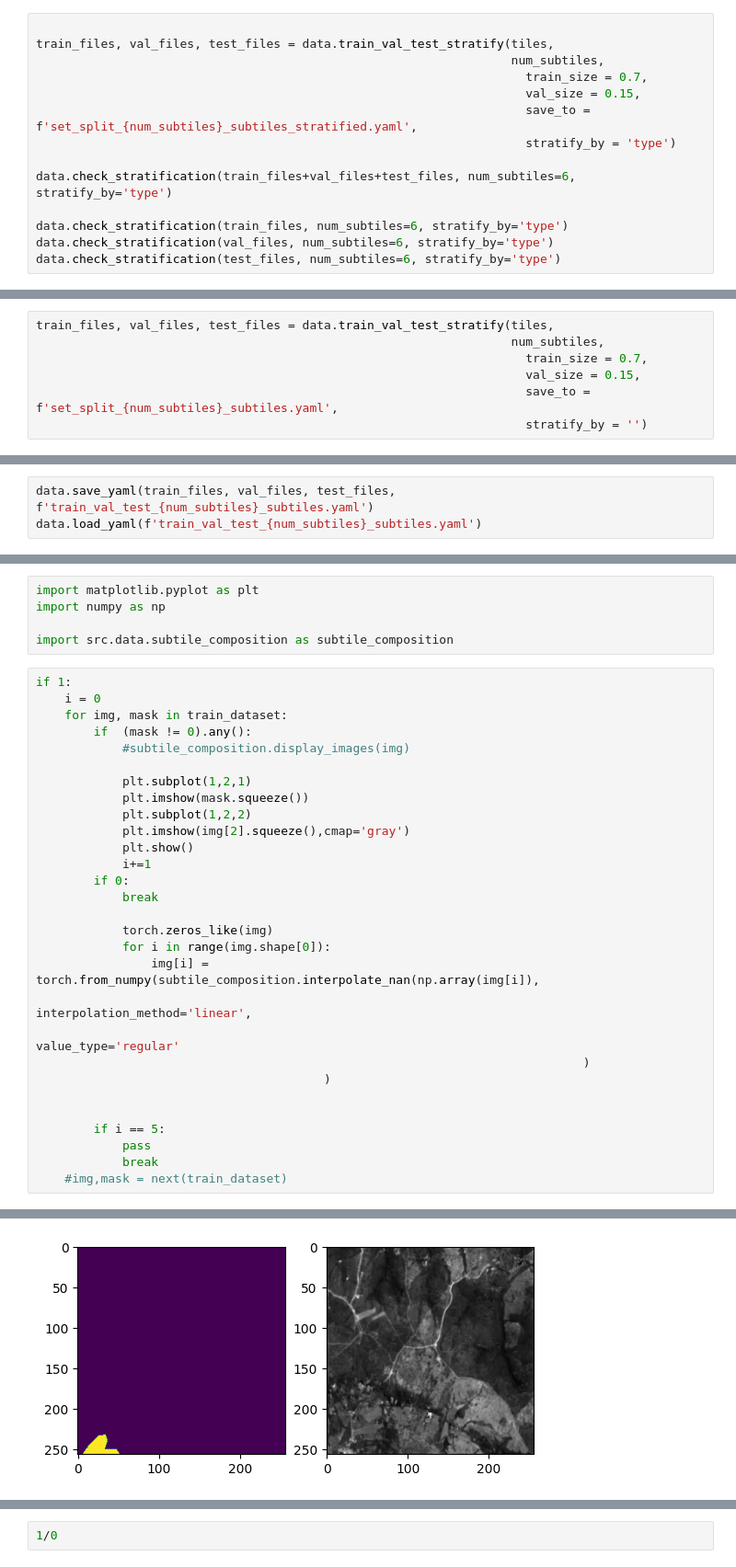
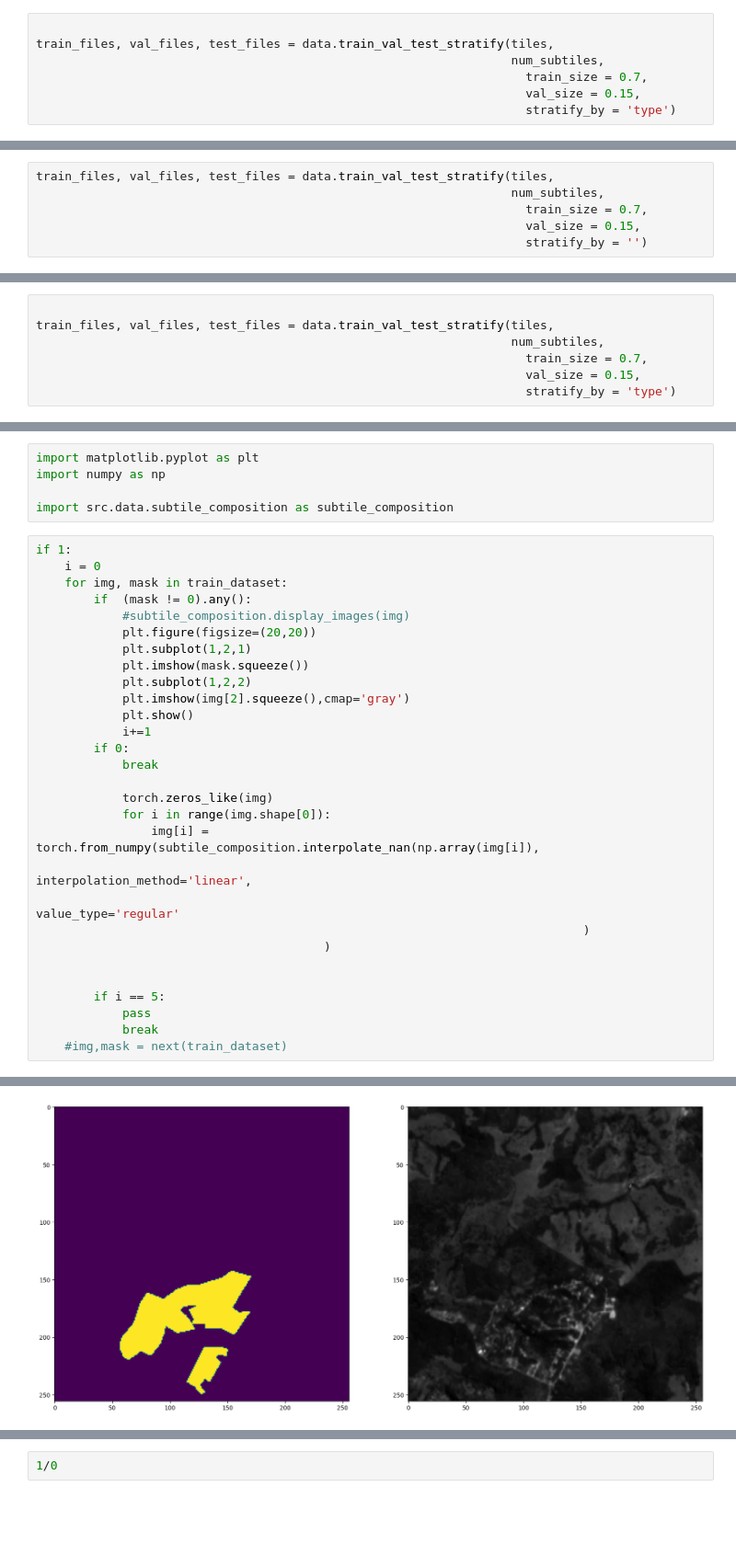
Before and after one commit to JonathanAlis/UrbanizedAreasSegmentation, a Jupyter notebook: notebooks/test_dataloader.ipynb, the cells around one changed output, grey strips where cells are left out. Shown at 92% size. Drawn from its saved outputs; the diff is of its cells as text; blank space fills up the shorter version.

Commit message:
updated the train val test set splitting

```diff
--- a/notebooks/test_dataloader.ipynb
+++ b/notebooks/test_dataloader.ipynb
@@ -23,12 +32,5 @@ train_files, val_files, test_files = data.train_val_test_stratify(tiles,
                                                                   num_subtiles,
                                                                     train_size = 0.7,
                                                                     val_size = 0.15,
-                                                                    save_to = f'set_split_{num_subtiles}_subtiles_stratified.yaml',
                                                                     stratify_by = 'type')
-
-data.check_stratification(train_files+val_files+test_files, num_subtiles=6, stratify_by='type')
-
-data.check_stratification(train_files, num_subtiles=6, stratify_by='type')
-data.check_stratification(val_files, num_subtiles=6, stratify_by='type')
-data.check_stratification(test_files, num_subtiles=6, stratify_by='type')
 # %% [output]
@@ -66,6 +65,5 @@ train_files, val_files, test_files = data.train_val_test_stratify(tiles,
                                                                   num_subtiles,
                                                                     train_size = 0.7,
                                                                     val_size = 0.15,
-                                                                    save_to = f'set_split_{num_subtiles}_subtiles.yaml',
                                                                     stratify_by = '')
 # %% [output]
@@ -92,3 +92,0 @@ data.check_stratification(test_files, num_subtiles=6, stratify_by='')
-# %%
-data.save_yaml(train_files, val_files, test_files, f'train_val_test_{num_subtiles}_subtiles.yaml')
-data.load_yaml(f'train_val_test_{num_subtiles}_subtiles.yaml')
@@ -114,0 +97,7 @@ saved c:\Users\jonat\Documents\GitHub\UrbanizedAreasSegmentation\config\train_va
+# %%
+
+train_files, val_files, test_files = data.train_val_test_stratify(tiles,
+                                                                  num_subtiles,
+                                                                    train_size = 0.7,
+                                                                    val_size = 0.15,
+                                                                    stratify_by = 'type')
@@ -152,7 +144,7 @@ if 1:
     for img, mask in train_dataset:
         if  (mask != 0).any():
             #subtile_composition.display_images(img)
-
+            plt.figure(figsize=(20,20))
             plt.subplot(1,2,1)
             plt.imshow(mask.squeeze())
             plt.subplot(1,2,2)
@@ -186 +173 @@ x, y:  0 768 subtiles: 3520 1760
-[figure, old version]
+[figure, new version]
```
Also changed, not shown: parts of 17 cells of this notebook, 6 other files.
